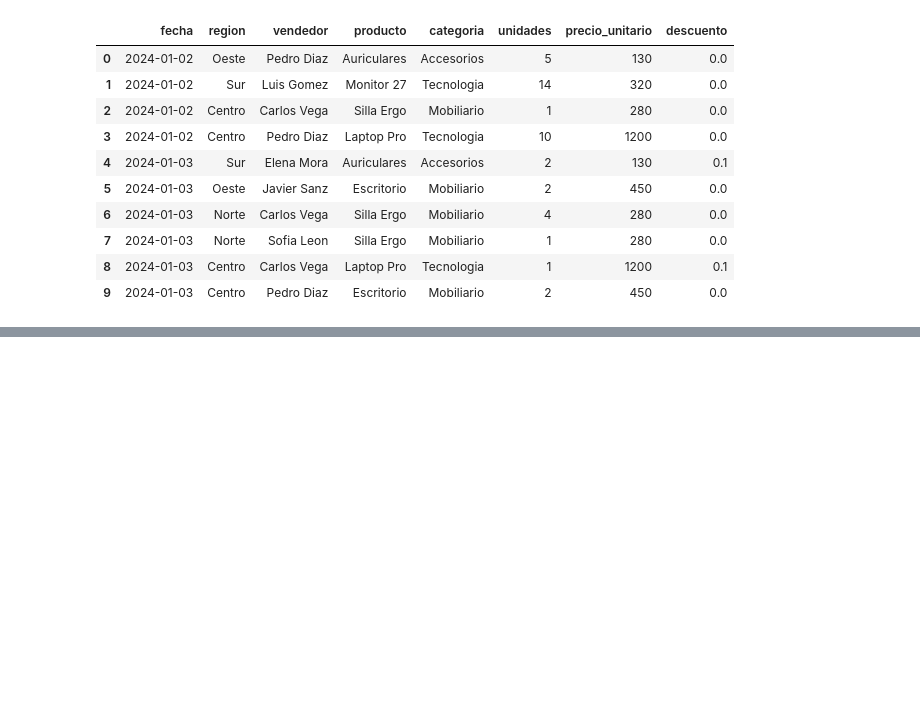
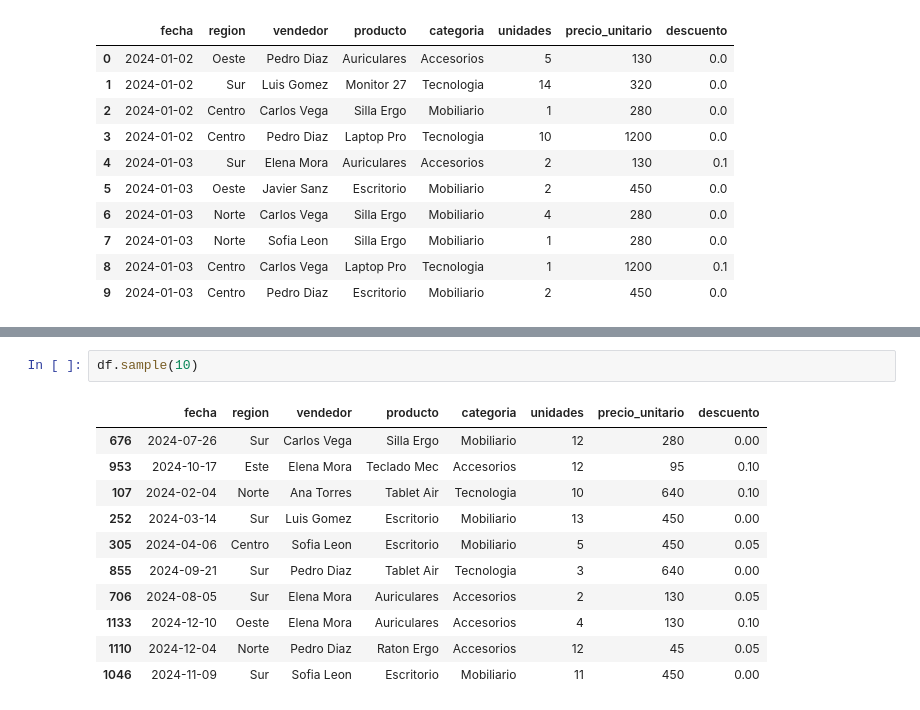
Before and after one commit to dpuse-lang/datascience-g8, a Jupyter notebook: pandas.ipynb, the cells around one changed output, grey strips where cells are left out. Drawn from its saved outputs; the diff is of its cells as text; blank space fills up the shorter version.

```diff
--- a/pandas.ipynb
+++ b/pandas.ipynb
@@ -89,0 +150,14 @@ df.head(n=10)
+# %%
+df.sample(10)
+# %% [output]
+|  | fecha | region | vendedor | producto | categoria | unidades | precio_unitario | descuento |
+| 676 | 2024-07-26 | Sur | Carlos Vega | Silla Ergo | Mobiliario | 12 | 280 | 0.00 |
+| 953 | 2024-10-17 | Este | Elena Mora | Teclado Mec | Accesorios | 12 | 95 | 0.10 |
+| 107 | 2024-02-04 | Norte | Ana Torres | Tablet Air | Tecnologia | 10 | 640 | 0.10 |
+| 252 | 2024-03-14 | Sur | Luis Gomez | Escritorio | Mobiliario | 13 | 450 | 0.00 |
+| 305 | 2024-04-06 | Centro | Sofia Leon | Escritorio | Mobiliario | 5 | 450 | 0.05 |
+| 855 | 2024-09-21 | Sur | Pedro Diaz | Tablet Air | Tecnologia | 3 | 640 | 0.00 |
+| 706 | 2024-08-05 | Sur | Elena Mora | Auriculares | Accesorios | 2 | 130 | 0.05 |
+| 1133 | 2024-12-10 | Oeste | Elena Mora | Auriculares | Accesorios | 4 | 130 | 0.10 |
+| 1110 | 2024-12-04 | Norte | Pedro Diaz | Raton Ergo | Accesorios | 12 | 45 | 0.05 |
+| 1046 | 2024-11-09 | Sur | Sofia Leon | Escritorio | Mobiliario | 11 | 450 | 0.00 |
```
Also changed, not shown: parts of 19 cells of this notebook, 6 other files.
